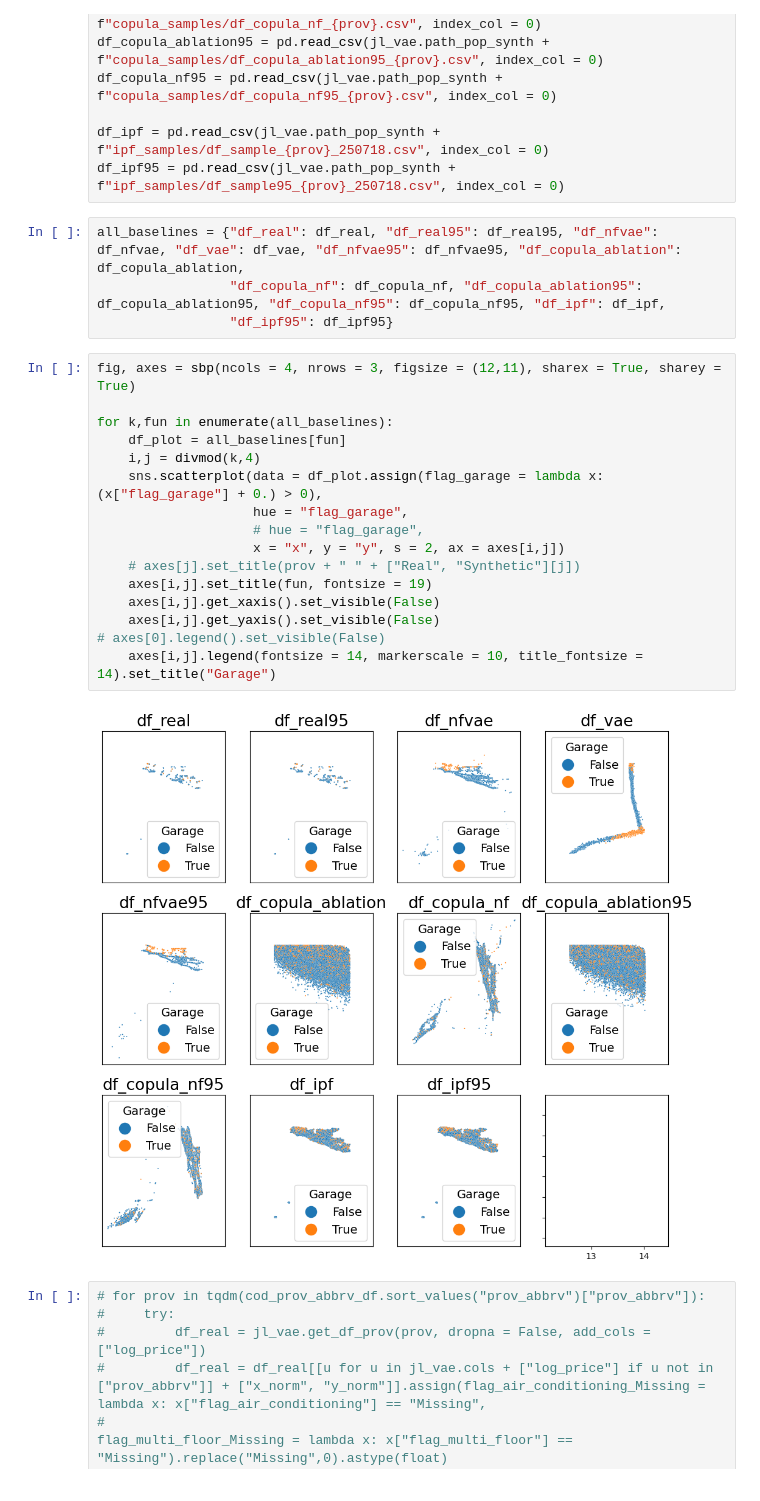
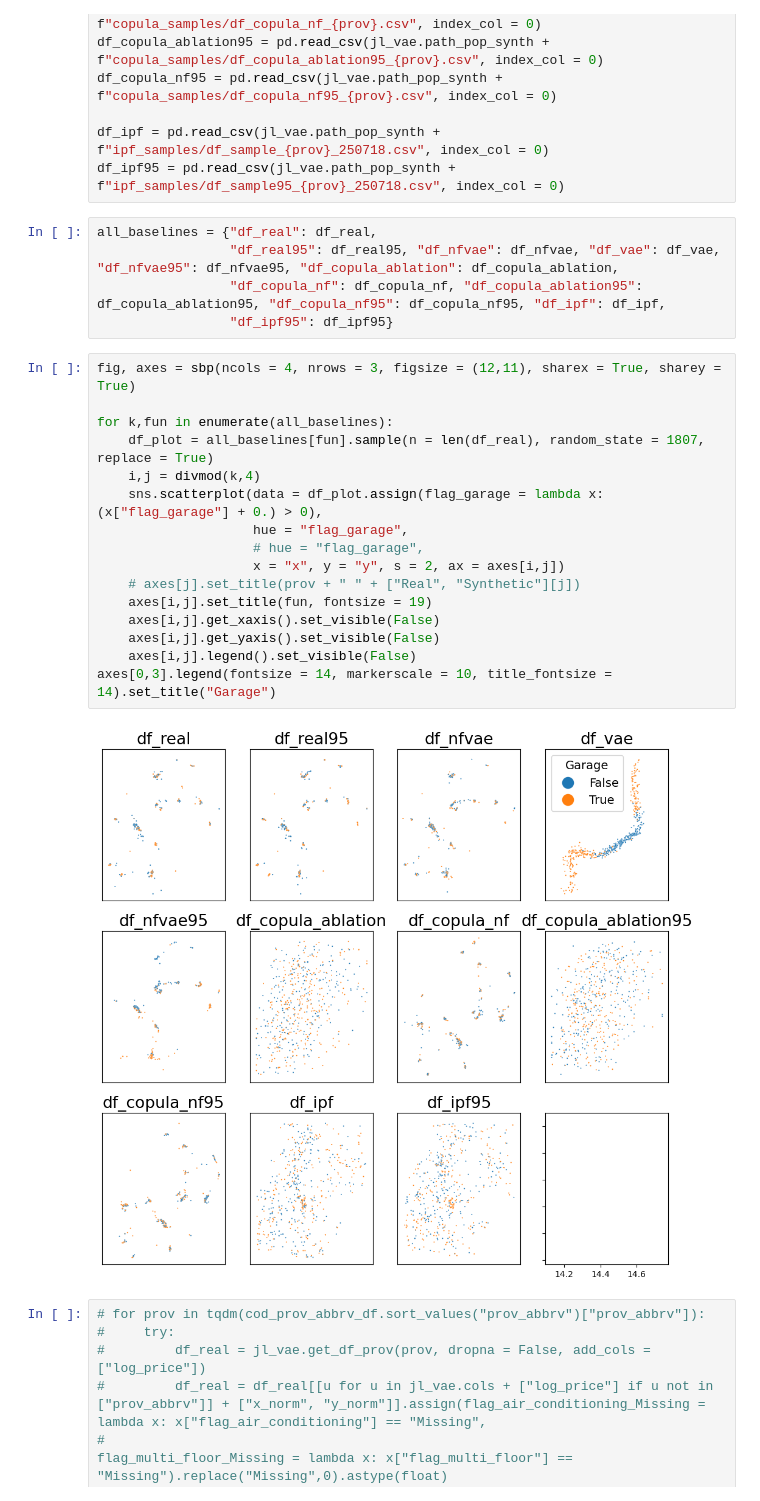
Before and after one commit to jaclenti/NFVAE-population-synthesis, a Jupyter notebook: notebooks/jl_compare_all_baselines.ipynb, the cells around one changed output. Drawn from its saved outputs; the diff is of its cells as text.

Commit message:
baselines

```diff
--- a/notebooks/jl_compare_all_baselines.ipynb
+++ b/notebooks/jl_compare_all_baselines.ipynb
@@ -37,27 +39,28 @@ df_copula_nf95 = pd.read_csv(jl_vae.path_pop_synth + f"copula_samples/df_copula_
 df_ipf = pd.read_csv(jl_vae.path_pop_synth + f"ipf_samples/df_sample_{prov}_250718.csv", index_col = 0)
 df_ipf95 = pd.read_csv(jl_vae.path_pop_synth + f"ipf_samples/df_sample95_{prov}_250718.csv", index_col = 0)
 # %%
-all_baselines = {"df_real": df_real, "df_real95": df_real95, "df_nfvae": df_nfvae, "df_vae": df_vae, "df_nfvae95": df_nfvae95, "df_copula_ablation": df_copula_ablation,
+all_baselines = {"df_real": df_real,
+                 "df_real95": df_real95, "df_nfvae": df_nfvae, "df_vae": df_vae, "df_nfvae95": df_nfvae95, "df_copula_ablation": df_copula_ablation,
                  "df_copula_nf": df_copula_nf, "df_copula_ablation95": df_copula_ablation95, "df_copula_nf95": df_copula_nf95, "df_ipf": df_ipf,
                  "df_ipf95": df_ipf95}
 # %%
 fig, axes = sbp(ncols = 4, nrows = 3, figsize = (12,11), sharex = True, sharey = True)
 
 for k,fun in enumerate(all_baselines):
-    df_plot = all_baselines[fun]
+    df_plot = all_baselines[fun].sample(n = len(df_real), random_state = 1807, replace = True)
     i,j = divmod(k,4)
     sns.scatterplot(data = df_plot.assign(flag_garage = lambda x: (x["flag_garage"] + 0.) > 0),
                     hue = "flag_garage",
                     # hue = "flag_garage",
                     x = "x", y = "y", s = 2, ax = axes[i,j])
     # axes[j].set_title(prov + " " + ["Real", "Synthetic"][j])
     axes[i,j].set_title(fun, fontsize = 19)
     axes[i,j].get_xaxis().set_visible(False)
     axes[i,j].get_yaxis().set_visible(False)
-# axes[0].legend().set_visible(False)
-    axes[i,j].legend(fontsize = 14, markerscale = 10, title_fontsize = 14).set_title("Garage")
+    axes[i,j].legend().set_visible(False)
+axes[0,3].legend(fontsize = 14, markerscale = 10, title_fontsize = 14).set_title("Garage")
 # %% [output]
-[figure, old version]
+[figure, new version]
 # %%
 # for prov in tqdm(cod_prov_abbrv_df.sort_values("prov_abbrv")["prov_abbrv"]):
 #     try:
```
Also changed, not shown: parts of 2 cells of this notebook.
